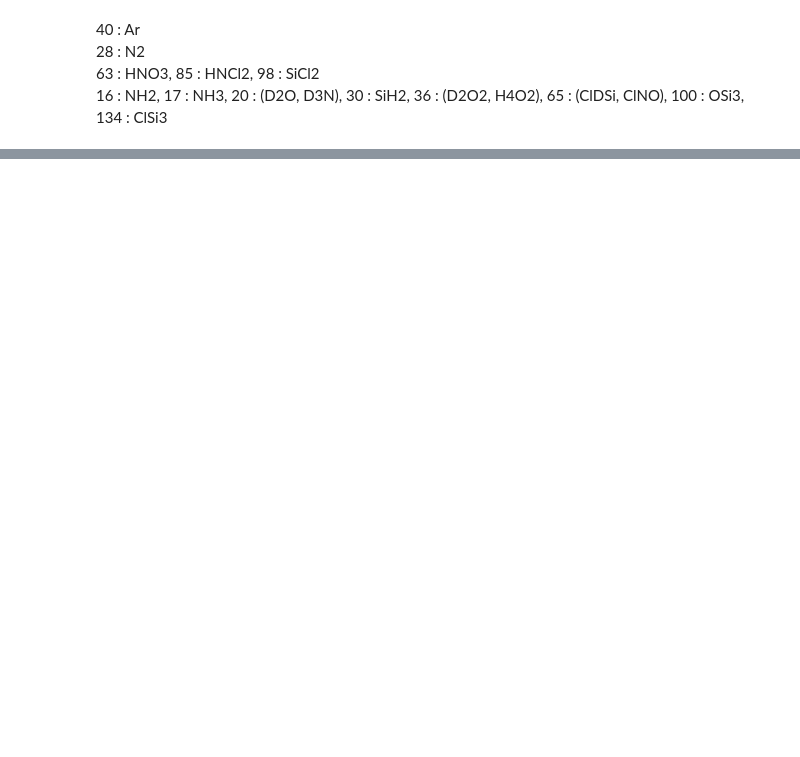
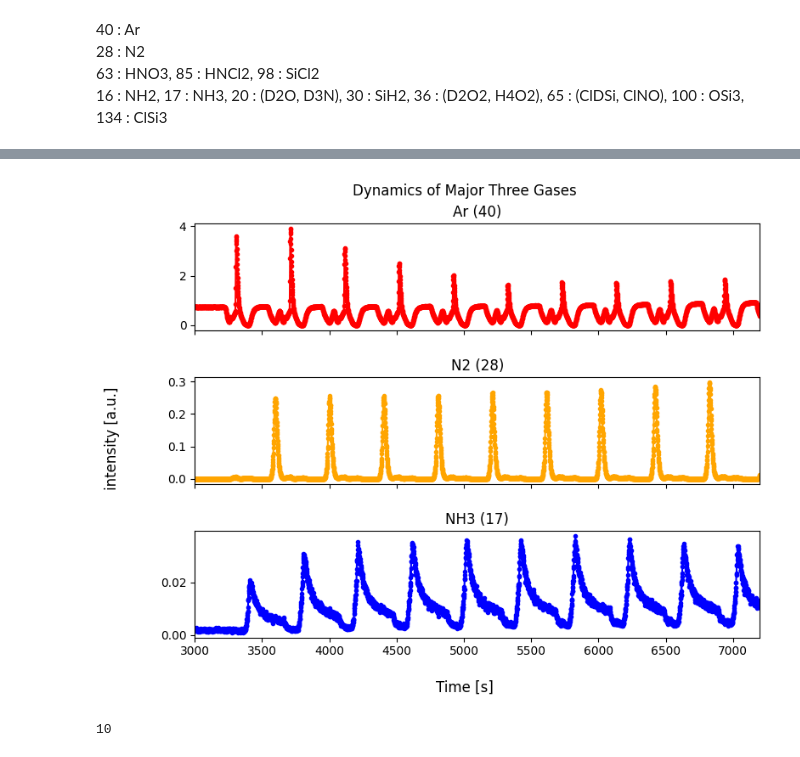
Before and after one commit to 24shiny/TOF_data, a Jupyter notebook: p1_first_look.ipynb, the cells around one changed output, grey strips where cells are left out. Cells and saved outputs as stored; diff of their text form; code cells hidden in the pictures; blank space fills up the shorter version.

```diff
--- a/p1_first_look.ipynb
+++ b/p1_first_look.ipynb
@@ -286,0 +386,23 @@ category_mass[:4]
+# %%
+# Ar, NH3 and N2;
+fig, axs = plt.subplots(3,1, sharex=True, figsize=(8,6))
+fig.tight_layout(pad=3)
+axs_num = 0
+for idx, val in enumerate(category_to_plot):
+    if idx in [0,1,6]:
+        axs[axs_num].plot(df.loc[:,val],'.-',color=cate_colors[idx])
+        # axs[axs_num].set_xlabel('time [s]')
+        axs[axs_num].set_xlim(3000,df.index[-1])
+        # axs[axs_num].set_ylabel('intensity [a.u.]')
+        axs[axs_num].set_title(f'{cate_label[idx]} ({val})') # amu
+        axs_num += 1
+    else:
+        continue
+
+
+fig.supxlabel('Time [s]', y=-0.005)
+fig.supylabel('intensity [a.u.]', x=-0.03)
+fig.suptitle('Dynamics of Major Three Gases', y=1)
+plt.show()
+# %% [output]
+[figure, added]
@@ -286,0 +438,14 @@ category_mass[:4]
+# %%
+# in order to apply a clustering algorithm, group the values by category
+category_df = []
+for i in category_mass:
+    temp = []
+    for j in i:
+        temp.append((df.loc[:,j]).to_frame())
+    if len(temp) >1: # concat
+        category_df.append(pd.concat(temp, axis=1))
+    else:
+        category_df.append((df.loc[:,i]))
+print(len(category_df))
+# %% [output]
+10
```
Also changed, not shown: parts of 28 cells of this notebook.
